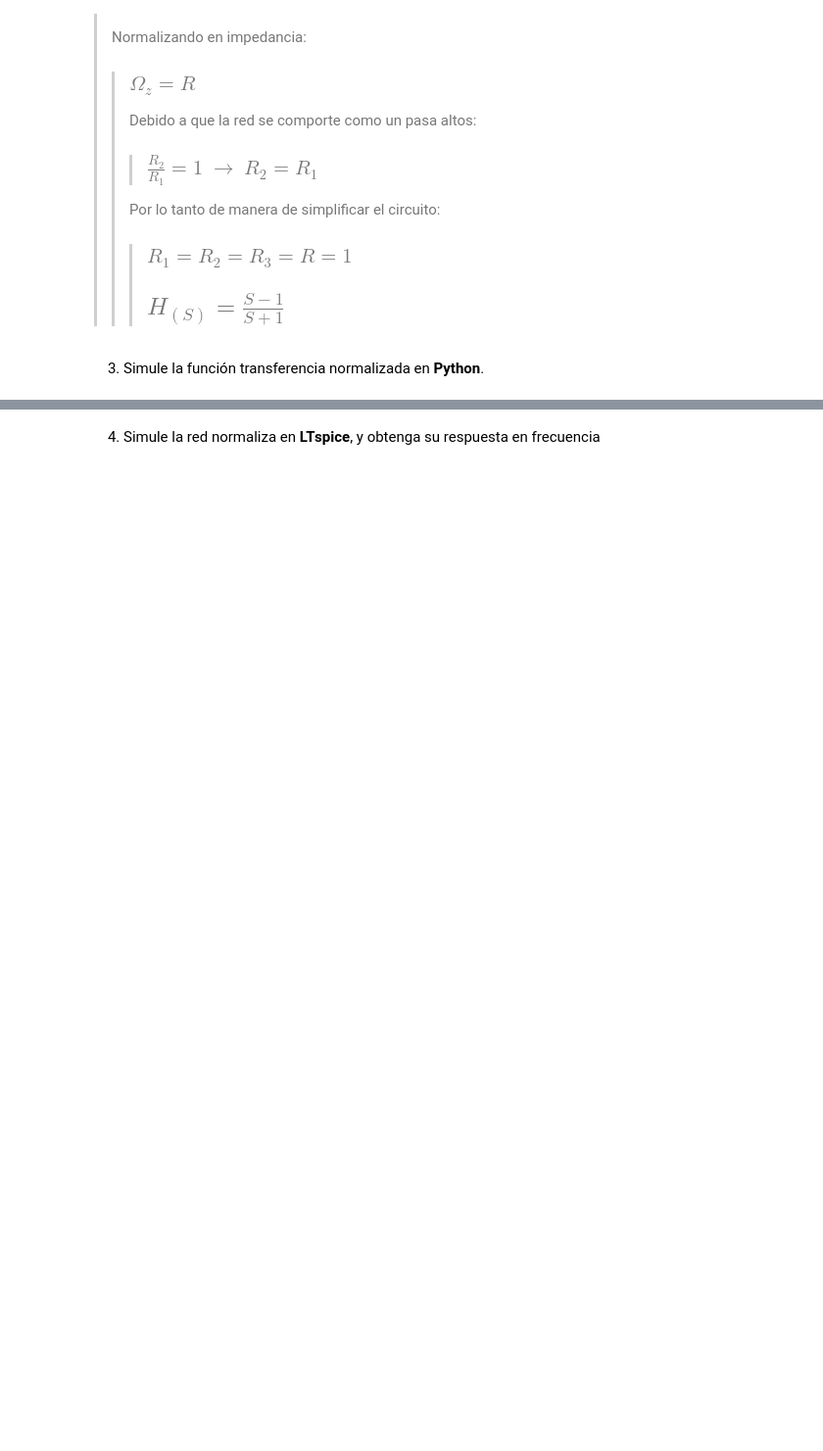
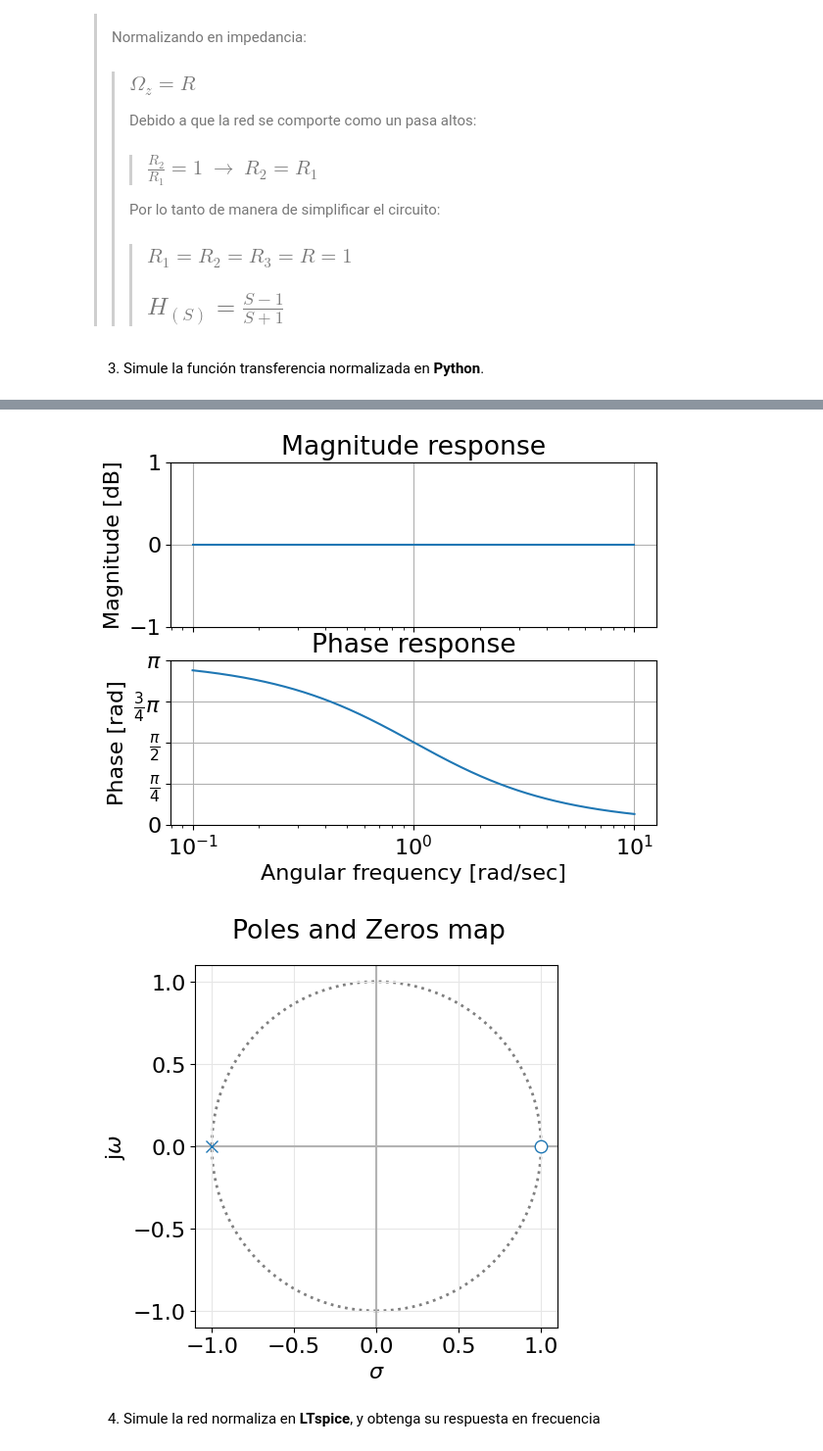
Before and after one commit to fRuggier0/TS1, a Jupyter notebook: TS1-Copy1.ipynb, the cells around one changed output, grey strips where cells are left out. Shown at 98% size. Saved outputs shown, nothing was run; the diff lists cells and outputs as text; code cells hidden in the pictures; blank space fills up the shorter version.

```diff
--- a/TS1-Copy1.ipynb
+++ b/TS1-Copy1.ipynb
@@ -93,3 +50,40 @@
+# %%
+
+    fig_sz_x = 13
+    fig_sz_y = 7
+    fig_dpi = 80 # dpi
+    fig_font_size = 16
+
+    import numpy as np
+    from scipy import signal as sig
+
+    from pytc2.sistemas_lineales import bodePlot, pzmap, GroupDelay, analyze_sys
+    import matplotlib as mpl
+    from matplotlib import pyplot as plt
+    from pytc2.general import print_subtitle
+    from IPython.display import IFrame
+
+    IFrame("./Filtro activo PT 1er orden", width=1000, height=1000)
+    plt.rcParams.update({'font.size':fig_font_size})
+
+    w0 = 1
+
+    num = np.array([ 1. , -1 ])
+    den = np.array([ 1. ,  1])
+    H1 = sig.TransferFunction( num, den )
+
+    _, axs = bodePlot(H1)
+
+    axs[0].set_ylim(-1, 1)
+
+    plt.gca
+
+    pzmap(H1)
+
+    plt.show()
+# %% [output]
+[figure, added]
+[figure, added]
 # %% [markdown]
 4. Simule la red normaliza en **LTspice**, y obtenga su respuesta en frecuencia
 # %% [markdown]
```
Also changed, not shown: parts of 4 cells of this notebook.
